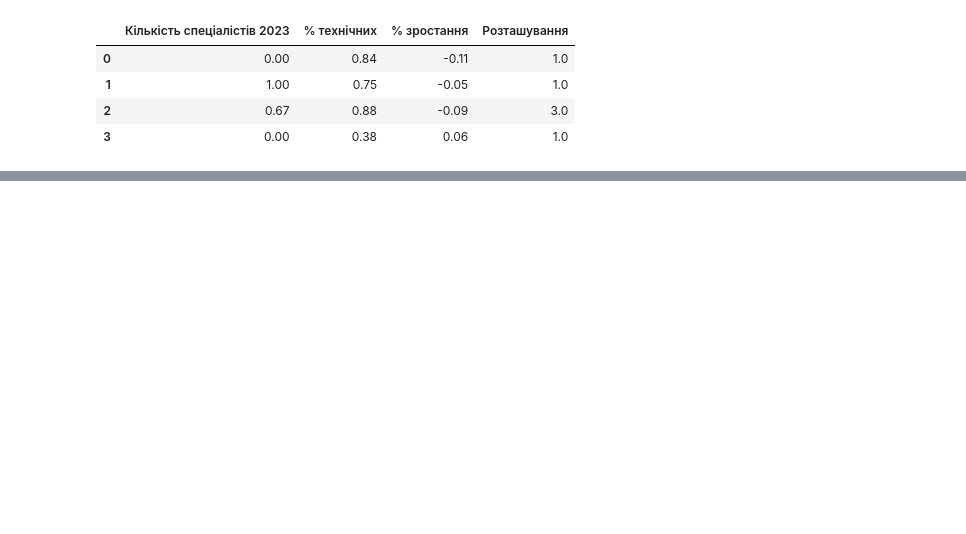
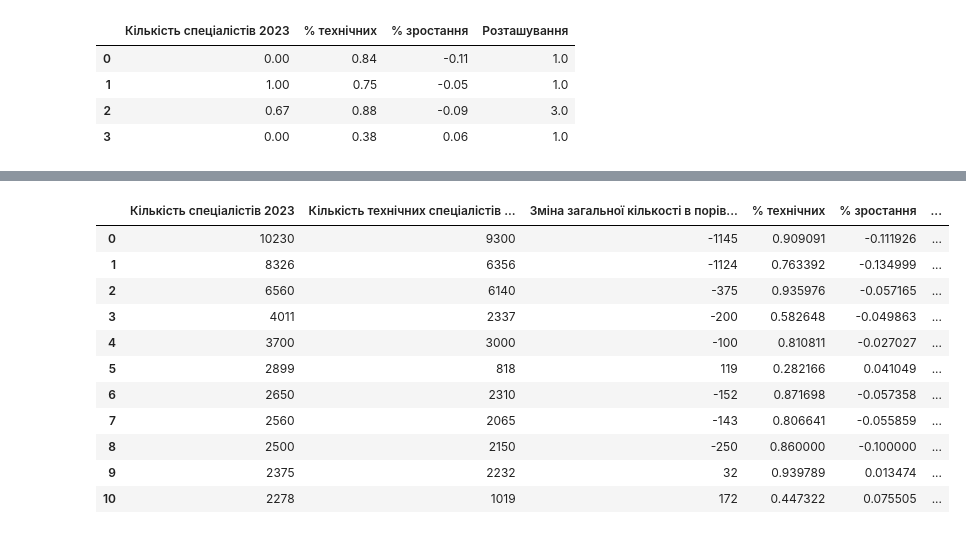
Before and after one commit to VladTarasov1/Dyploma, a Jupyter notebook: диплом.ipynb, the cells around one changed output, grey strips where cells are left out. Saved outputs shown, nothing was run; the diff lists cells and outputs as text; code cells hidden in the pictures; blank space fills up the shorter version.

```diff
--- a/диплом.ipynb
+++ b/диплом.ipynb
@@ -341,0 +364,17 @@ def plot_2d(X, label_list_cluster):
+# %%
+df4 = pd.read_csv('prepared_data.csv')
+df5 = df4.drop(columns = ['Назва'], )
+df5.head(11)
+# %% [output]
+|  | Кількість спеціалістів 2023 | Кількість технічних спеціалістів ... | Зміна загальної кількості в порів... | % технічних | % зростання | ... |
+| 0 | 10230 | 9300 | -1145 | 0.909091 | -0.111926 | ... |
+| 1 | 8326 | 6356 | -1124 | 0.763392 | -0.134999 | ... |
+| 2 | 6560 | 6140 | -375 | 0.935976 | -0.057165 | ... |
+| 3 | 4011 | 2337 | -200 | 0.582648 | -0.049863 | ... |
+| 4 | 3700 | 3000 | -100 | 0.810811 | -0.027027 | ... |
+| 5 | 2899 | 818 | 119 | 0.282166 | 0.041049 | ... |
+| 6 | 2650 | 2310 | -152 | 0.871698 | -0.057358 | ... |
+| 7 | 2560 | 2065 | -143 | 0.806641 | -0.055859 | ... |
+| 8 | 2500 | 2150 | -250 | 0.860000 | -0.100000 | ... |
+| 9 | 2375 | 2232 | 32 | 0.939789 | 0.013474 | ... |
+| 10 | 2278 | 1019 | 172 | 0.447322 | 0.075505 | ... |
```
Also changed, not shown: parts of 12 cells of this notebook.
